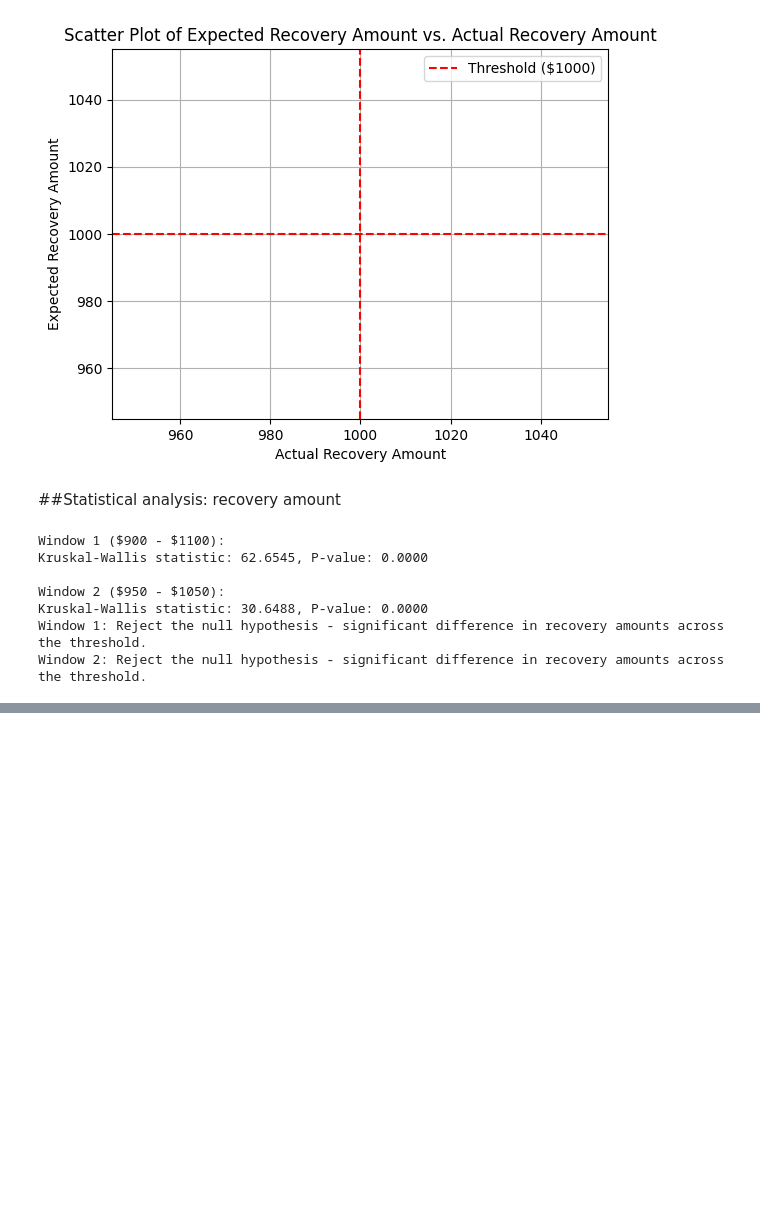
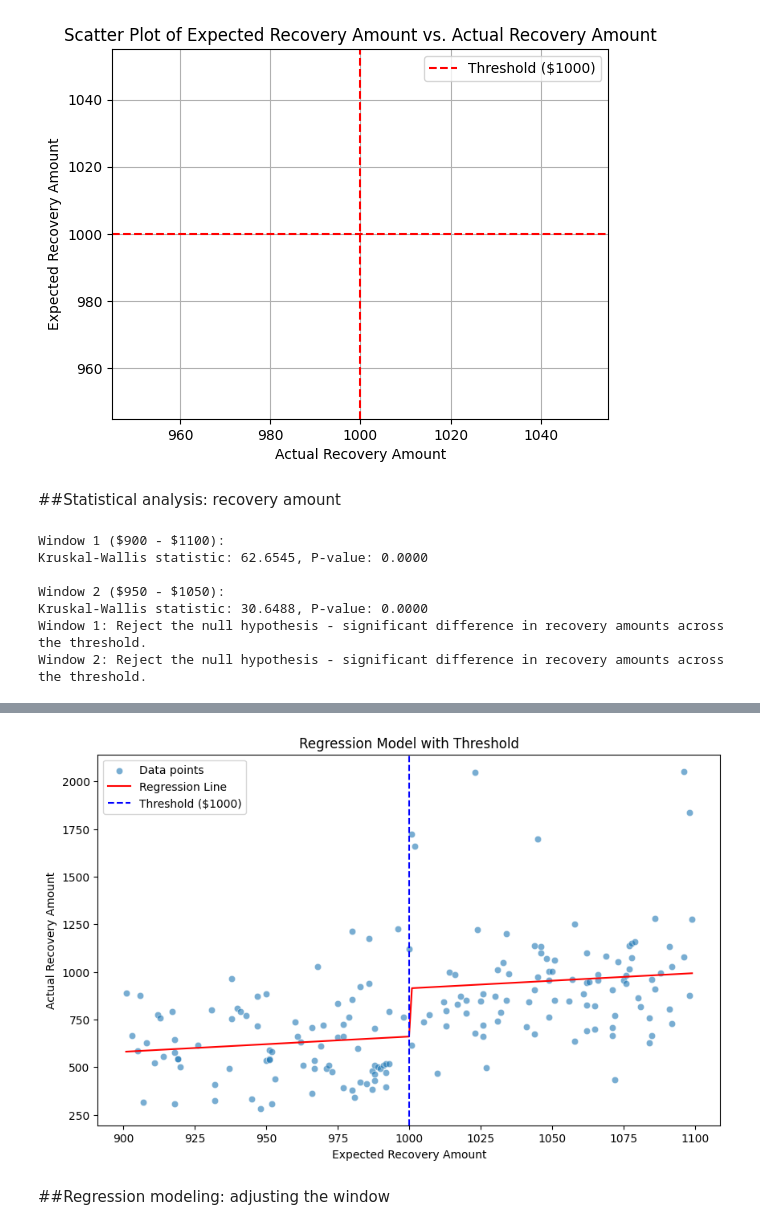
Before and after one commit to Technocolabs100/Debt-Recovery-for-Bank-Collection-Using-Regression-Discontinuity, a Jupyter notebook: task1.ipynb, the cells around one changed output, grey strips where cells are left out. Saved outputs shown, nothing was run; the diff lists cells and outputs as text; code cells hidden in the pictures; blank space fills up the shorter version.

```diff
--- a/task1.ipynb
+++ b/task1.ipynb
@@ -321,0 +377,23 @@ Window 2: Reject the null hypothesis - significant difference in recovery amount
+# %%
+import warnings
+warnings.filterwarnings("ignore")
+
+
+# Filter the data for expected recovery amounts between $900 and $1100
+filtered_data = df[(df['expected_recovery_amount'] > 900) & (df['expected_recovery_amount'] < 1100)]
+
+# Create an indicator variable for the threshold (above $1000 = 1, below $1000 = 0)
+filtered_data['above_threshold'] = (filtered_data['expected_recovery_amount'] > 1000).astype(int)
+
+# Define the independent variables (Expected Recovery Amount and Above Threshold indicator)
+X = filtered_data[['expected_recovery_amount', 'above_threshold']]
+y = filtered_data['actual_recovery_amount']
+# %%
+# Add a constant to the independent variables (for the intercept)
+X_with_constant = sm.add_constant(X)
+
+# Build the second regression model (with threshold)
+model_with_threshold = sm.OLS(y, X_with_constant).fit()
+
+# Print the summary of the model
+print(model_with_threshold.summary())
@@ -321,0 +418,23 @@ Window 2: Reject the null hypothesis - significant difference in recovery amount
+# %%
+# Scatter plot with data points
+plt.figure(figsize=(10, 6))
+sns.scatterplot(x='expected_recovery_amount', y='actual_recovery_amount', data=filtered_data, alpha=0.6, label="Data points")
+
+# Create a line plot for the fitted values (using expected_recovery_amount from the filtered data)
+plt.plot(filtered_data['expected_recovery_amount'], model_with_threshold.fittedvalues, color='red', label="Regression Line")
+
+# Add a threshold line at $1000
+plt.axvline(x=1000, color='blue', linestyle='--', label='Threshold ($1000)')
+
+# Add title and labels
+plt.title('Regression Model with Threshold')
+plt.xlabel('Expected Recovery Amount')
+plt.ylabel('Actual Recovery Amount')
+plt.legend()
+
+# Show plot
+plt.show()
+# %% [output]
+[figure, added]
+# %% [markdown]
+##Regression modeling: adjusting the window
```
Also changed, not shown: parts of 10 cells of this notebook.
